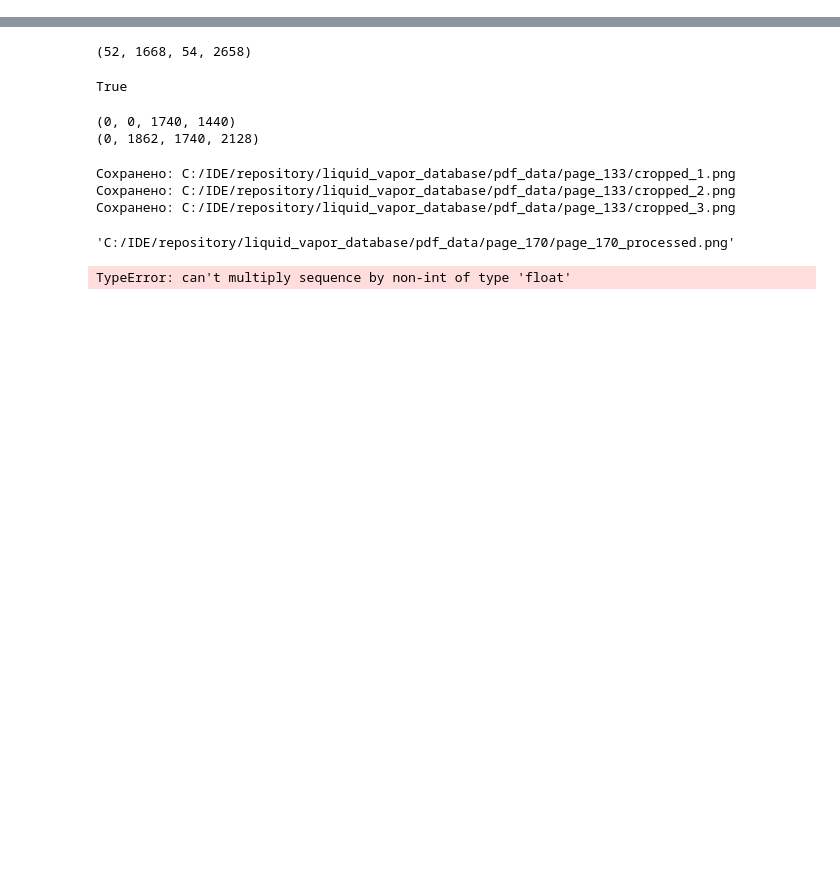
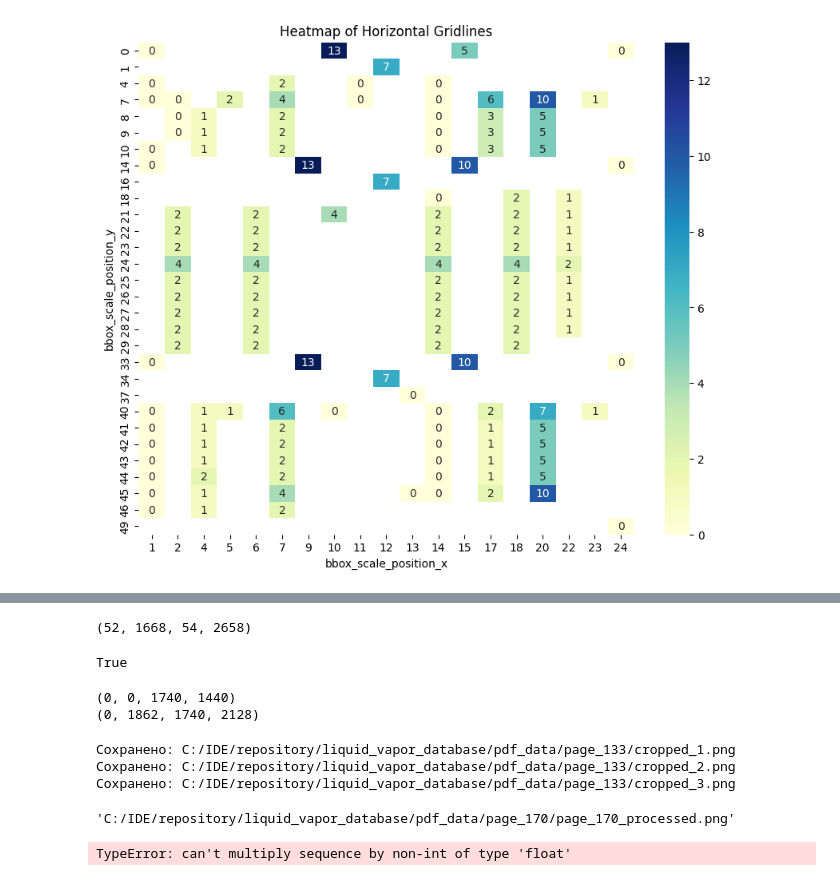
Before and after one commit to kdavjd/liquid_vapor_database, a Jupyter notebook: docs/extract_tables.ipynb, the cells around one changed output, grey strips where cells are left out. Drawn from its saved outputs; the diff is of its cells as text; code cells hidden in the pictures; blank space fills up the shorter version.

```diff
--- a/docs/extract_tables.ipynb
+++ b/docs/extract_tables.ipynb
@@ -29,0 +219,47 @@ easyocr_df['bbox_scale_position_y'].hist()
+# %%
+# Масштабирование линий к общей шкале bbox
+def scale_lines(lines, min_val, max_val, scale_factor):
+    return [(int(scale_factor * (x1 - min_val) / (max_val - min_val)),
+             int(scale_factor * (y1 - min_val) / (max_val - min_val)),
+             int(scale_factor * (x2 - min_val) / (max_val - min_val)),
+             int(scale_factor * (y2 - min_val) / (max_val - min_val))) for x1, y1, x2, y2 in lines]
+
+scaled_horizontal_gridlines = scale_lines(detector.horizontal_gridlines, min_y, max_y, 50)
+scaled_vertical_gridlines = scale_lines(detector.vertical_gridlines, min_x, max_x, 25)
+
+# Обновление функций подсчета линий для работы с масштабированными координатами
+def count_scaled_lines_in_range(bbox, scaled_lines, coord_index):
+    bbox_min = min(point[coord_index] for point in bbox)
+    bbox_max = max(point[coord_index] for point in bbox)
+    scaled_bbox_min = int(50 * (bbox_min - min_y) / (max_y - min_y)) if coord_index else int(25 * (bbox_min - min_x) / (max_x - min_x))
+    scaled_bbox_max = int(50 * (bbox_max - min_y) / (max_y - min_y)) if coord_index else int(25 * (bbox_max - min_x) / (max_x - min_x))
+    count = sum(1 for line in scaled_lines if scaled_bbox_min <= line[coord_index] <= scaled_bbox_max)
+    return count
+
+easyocr_df['horizontal_gridlines'] = easyocr_df['bbox'].apply(lambda bbox: count_scaled_lines_in_range(bbox, scaled_horizontal_gridlines, 1))
+easyocr_df['vertical_gridlines'] = easyocr_df['bbox'].apply(lambda bbox: count_scaled_lines_in_range(bbox, scaled_vertical_gridlines, 0))
+
+# Обновление grouped_data с новыми столбцами
+grouped_data = grouped_data.join(
+    easyocr_df.groupby(['bbox_scale_position_x', 'bbox_scale_position_y'])[['horizontal_gridlines', 'vertical_gridlines']].sum()
+)
+
+grouped_data['horizontal_gridlines']
+# %%
+import matplotlib.pyplot as plt
+import seaborn as sns
+
+# Подготовка данных для тепловой карты
+heatmap_data = easyocr_df.groupby(['bbox_scale_position_x', 'bbox_scale_position_y'])['vertical_gridlines'].sum().reset_index()
+# Исправление ошибки с использованием pivot
+heatmap_pivot = heatmap_data.pivot(index='bbox_scale_position_y', columns='bbox_scale_position_x', values='vertical_gridlines')
+
+# Создание тепловой карты с исправленными данными
+plt.figure(figsize=(10, 8))
+sns.heatmap(heatmap_pivot, cmap="YlGnBu", annot=True, fmt=".0f")
+plt.title('Heatmap of Horizontal Gridlines')
+plt.xlabel('bbox_scale_position_x')
+plt.ylabel('bbox_scale_position_y')
+plt.show()
+# %% [output]
+[figure, added]
```
Also changed, not shown: parts of 10 cells of this notebook, 15 other files.
